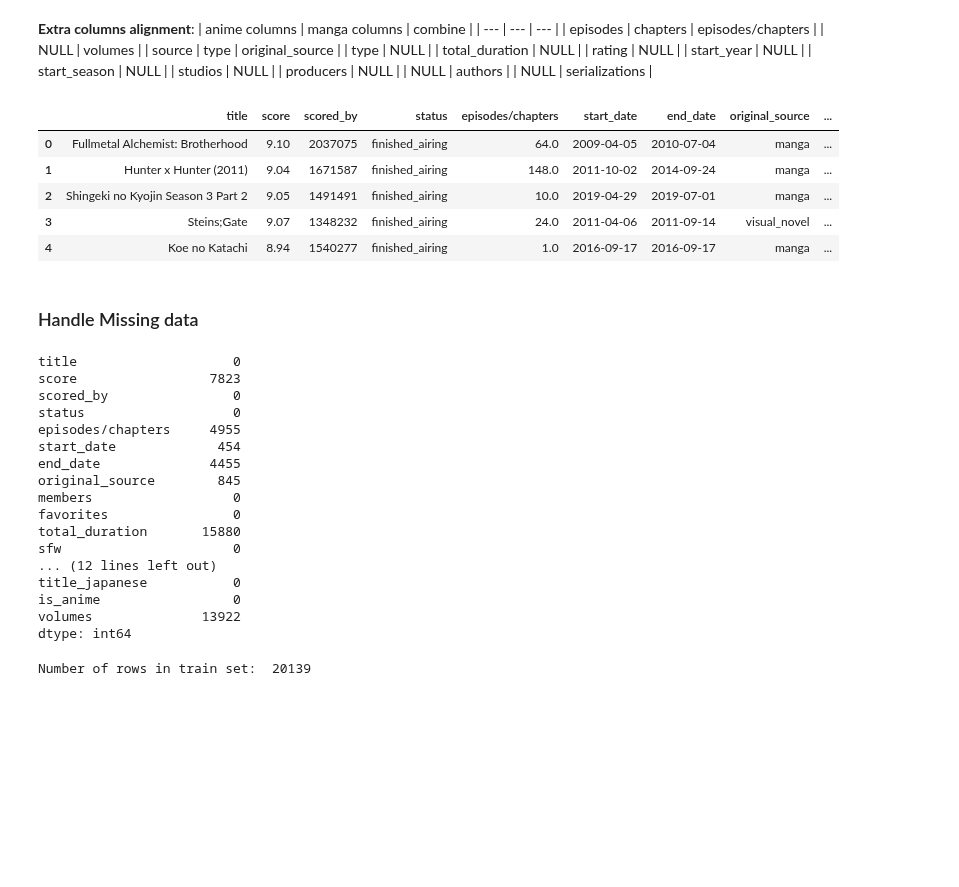
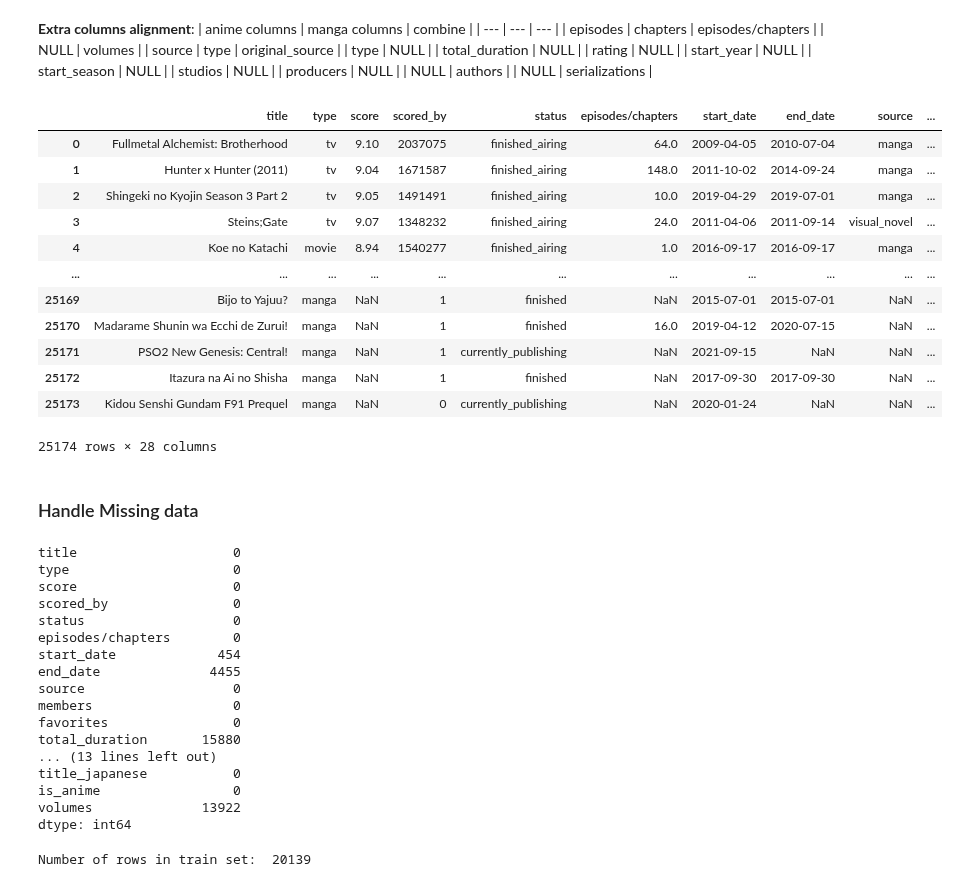
Before and after one commit to derickkan3356/anime-manga-theme-and-success-prediction, a Jupyter notebook: data_preprocessing.ipynb, the cells around one changed output. Saved outputs shown, nothing was run; the diff lists cells and outputs as text; code cells hidden in the pictures; blank space fills up the shorter version.

```diff
--- a/data_preprocessing.ipynb
+++ b/data_preprocessing.ipynb
@@ -26,7 +26,7 @@ def data_cleaning(input_anime, input_manga):
     df_manga = input_manga.copy()
 
     # remove unnecessary columns
-    df_anime = df_anime.drop(columns=['anime_id', 'type', 'rating', 'main_picture', 'url', 'trailer_url', 'background', 'created_at', 'updated_at', 'episode_duration', 'broadcast_day', 'broadcast_time', 'licensors', 'title_synonyms'])
+    df_anime = df_anime.drop(columns=['anime_id', 'rating', 'main_picture', 'url', 'trailer_url', 'background', 'created_at', 'updated_at', 'episode_duration', 'broadcast_day', 'broadcast_time', 'licensors', 'title_synonyms'])
     df_manga = df_manga.drop(columns=['manga_id', 'main_picture', 'url', 'background', 'created_at_before', 'updated_at', 'title_synonyms'])
 
     # remove rows that are null in 'synopsis' and 'title', which are crucial for our project
@@ -152,14 +148,21 @@ def columns_alignment(input_anime, input_manga):
 df_anime_aligned, df_manga_aligned = columns_alignment(df_anime_cleaned, df_manga_extracted)
 # %%
 df_full = pd.concat([df_anime_aligned, df_manga_aligned], ignore_index=True)
-df_full.head()
+df_full
 # %% [output]
-|  | title | score | scored_by | status | episodes/chapters | start_date | end_date | original_source | ... |
-| 0 | Fullmetal Alchemist: Brotherhood | 9.10 | 2037075 | finished_airing | 64.0 | 2009-04-05 | 2010-07-04 | manga | ... |
-| 1 | Hunter x Hunter (2011) | 9.04 | 1671587 | finished_airing | 148.0 | 2011-10-02 | 2014-09-24 | manga | ... |
-| 2 | Shingeki no Kyojin Season 3 Part 2 | 9.05 | 1491491 | finished_airing | 10.0 | 2019-04-29 | 2019-07-01 | manga | ... |
-| 3 | Steins;Gate | 9.07 | 1348232 | finished_airing | 24.0 | 2011-04-06 | 2011-09-14 | visual_novel | ... |
-| 4 | Koe no Katachi | 8.94 | 1540277 | finished_airing | 1.0 | 2016-09-17 | 2016-09-17 | manga | ... |
+|  | title | type | score | scored_by | status | episodes/chapters | start_date | end_date | source | ... |
+| 0 | Fullmetal Alchemist: Brotherhood | tv | 9.10 | 2037075 | finished_airing | 64.0 | 2009-04-05 | 2010-07-04 | manga | ... |
+| 1 | Hunter x Hunter (2011) | tv | 9.04 | 1671587 | finished_airing | 148.0 | 2011-10-02 | 2014-09-24 | manga | ... |
+| 2 | Shingeki no Kyojin Season 3 Part 2 | tv | 9.05 | 1491491 | finished_airing | 10.0 | 2019-04-29 | 2019-07-01 | manga | ... |
+| 3 | Steins;Gate | tv | 9.07 | 1348232 | finished_airing | 24.0 | 2011-04-06 | 2011-09-14 | visual_novel | ... |
+| 4 | Koe no Katachi | movie | 8.94 | 1540277 | finished_airing | 1.0 | 2016-09-17 | 2016-09-17 | manga | ... |
+| ... | ... | ... | ... | ... | ... | ... | ... | ... | ... | ... |
+| 25169 | Bijo to Yajuu? | manga | NaN | 1 | finished | NaN | 2015-07-01 | 2015-07-01 | NaN | ... |
+| 25170 | Madarame Shunin wa Ecchi de Zurui! | manga | NaN | 1 | finished | 16.0 | 2019-04-12 | 2020-07-15 | NaN | ... |
+| 25171 | PSO2 New Genesis: Central! | manga | NaN | 1 | currently_publishing | NaN | 2021-09-15 | NaN | NaN | ... |
+| 25172 | Itazura na Ai no Shisha | manga | NaN | 1 | finished | NaN | 2017-09-30 | 2017-09-30 | NaN | ... |
+| 25173 | Kidou Senshi Gundam F91 Prequel | manga | NaN | 0 | currently_publishing | NaN | 2020-01-24 | NaN | NaN | ... |
+25174 rows × 28 columns
 # %% [markdown]
 ### Handle Missing data
 # %%
@@ -167,7 +170,7 @@ from sklearn.impute import SimpleImputer
 from sklearn.impute import KNNImputer
 
 # Non-numerical columns
-Non_Numerical = ['original_source']
+Non_Numerical = ['type', 'source']
 
 # Create an imputer for non-numerical data filling with 'Missing'
 categorical_imputer = SimpleImputer(strategy='constant', fill_value='Missing')
@@ -188,18 +191,18 @@ df_full[Numerical] = knn_imputer.fit_transform(df_full[Numerical])
 df_full.isnull().sum()
 # %% [output]
 title                    0
-score                 7823
+type                     0
+score                    0
 scored_by                0
 status                   0
-episodes/chapters     4955
+episodes/chapters        0
 start_date             454
 end_date              4455
-original_source        845
+source                   0
 members                  0
 favorites                0
 total_duration       15880
-sfw                      0
-... (12 lines left out)
+... (13 lines left out)
 title_japanese           0
 is_anime                 0
 volumes              13922
```
Also changed, not shown: parts of 4 cells of this notebook.
